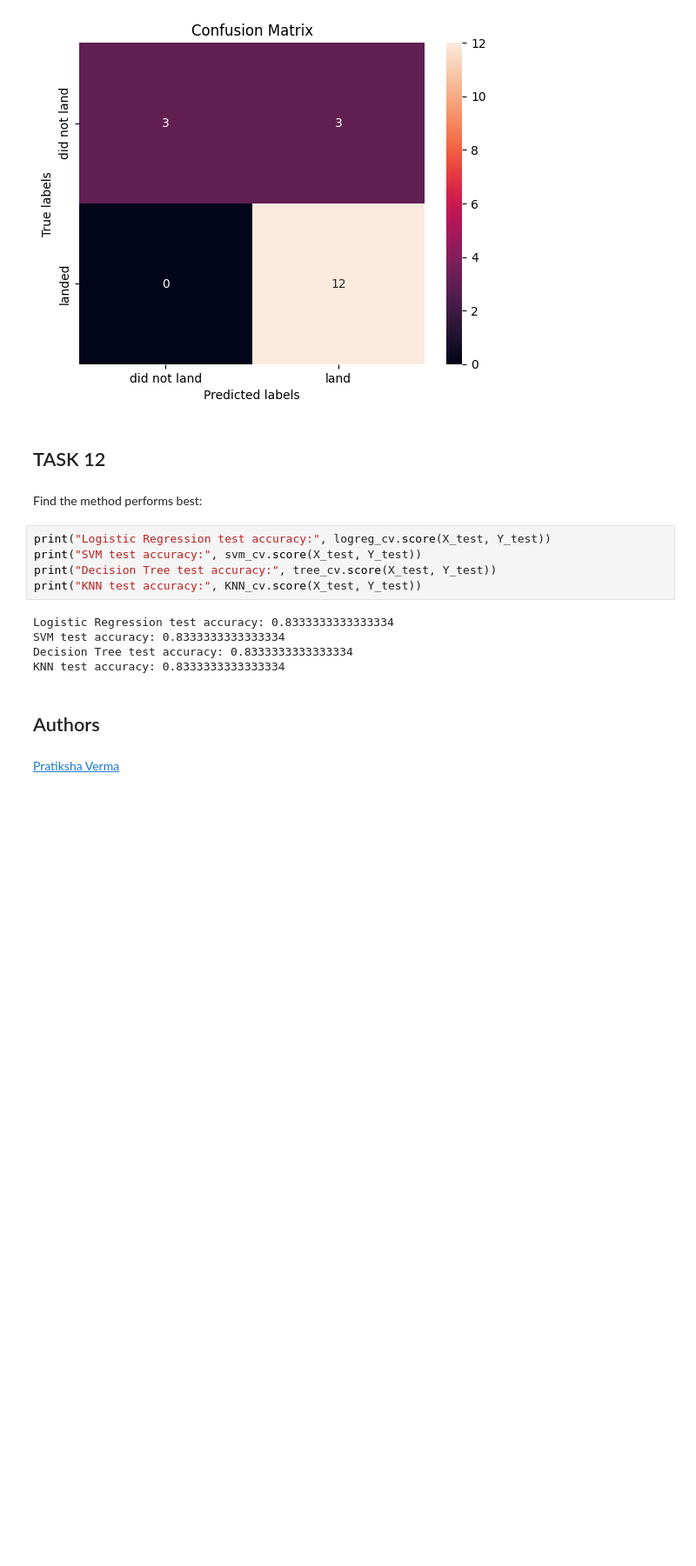
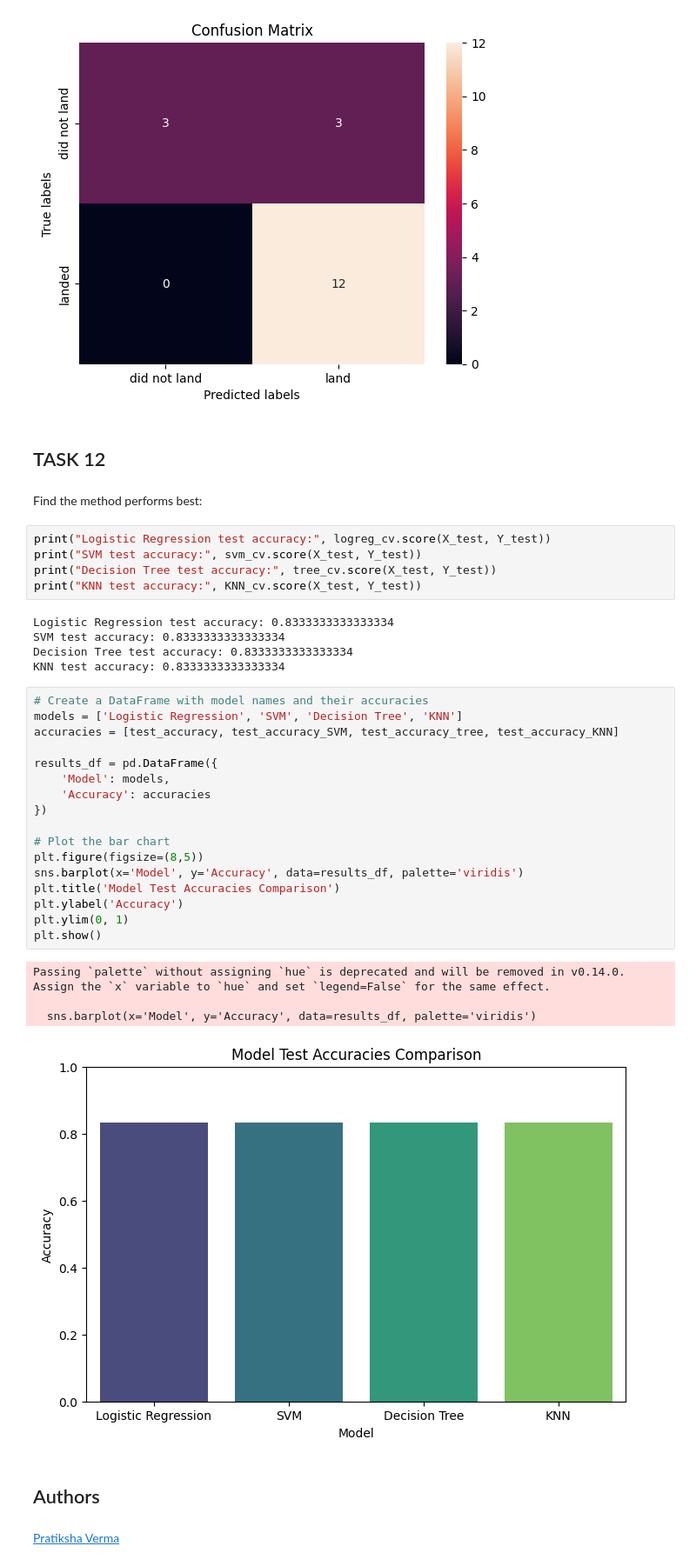
Before and after one commit to JhoAlexander/Applied-Data-Science-Capstone-IBM, a Jupyter notebook: SpaceX_Machine Learning Prediction_Part_5.ipynb, the cells around one changed output. Shown: that part at 87% size. Saved outputs shown, nothing was run; the diff lists cells and outputs as text; blank space fills up the shorter version.

```diff
--- a/SpaceX_Machine Learning Prediction_Part_5.ipynb
+++ b/SpaceX_Machine Learning Prediction_Part_5.ipynb
@@ -384,6 +383,28 @@ Logistic Regression test accuracy: 0.8333333333333334
 SVM test accuracy: 0.8333333333333334
 Decision Tree test accuracy: 0.8333333333333334
 KNN test accuracy: 0.8333333333333334
+# %%
+# Create a DataFrame with model names and their accuracies
+models = ['Logistic Regression', 'SVM', 'Decision Tree', 'KNN']
+accuracies = [test_accuracy, test_accuracy_SVM, test_accuracy_tree, test_accuracy_KNN]
+
+results_df = pd.DataFrame({
+    'Model': models,
+    'Accuracy': accuracies
+})
+
+# Plot the bar chart
+plt.figure(figsize=(8,5))
+sns.barplot(x='Model', y='Accuracy', data=results_df, palette='viridis')
+plt.title('Model Test Accuracies Comparison')
+plt.ylabel('Accuracy')
+plt.ylim(0, 1)
+plt.show()
+# %% [output]
+Passing `palette` without assigning `hue` is deprecated and will be removed in v0.14.0. Assign the `x` variable to `hue` and set `legend=False` for the same effect.
+
+  sns.barplot(x='Model', y='Accuracy', data=results_df, palette='viridis')
+[figure, added]
 # %% [markdown]
 ## Authors
 # %% [markdown]
```
Also changed, not shown: parts of 3 cells of this notebook.
